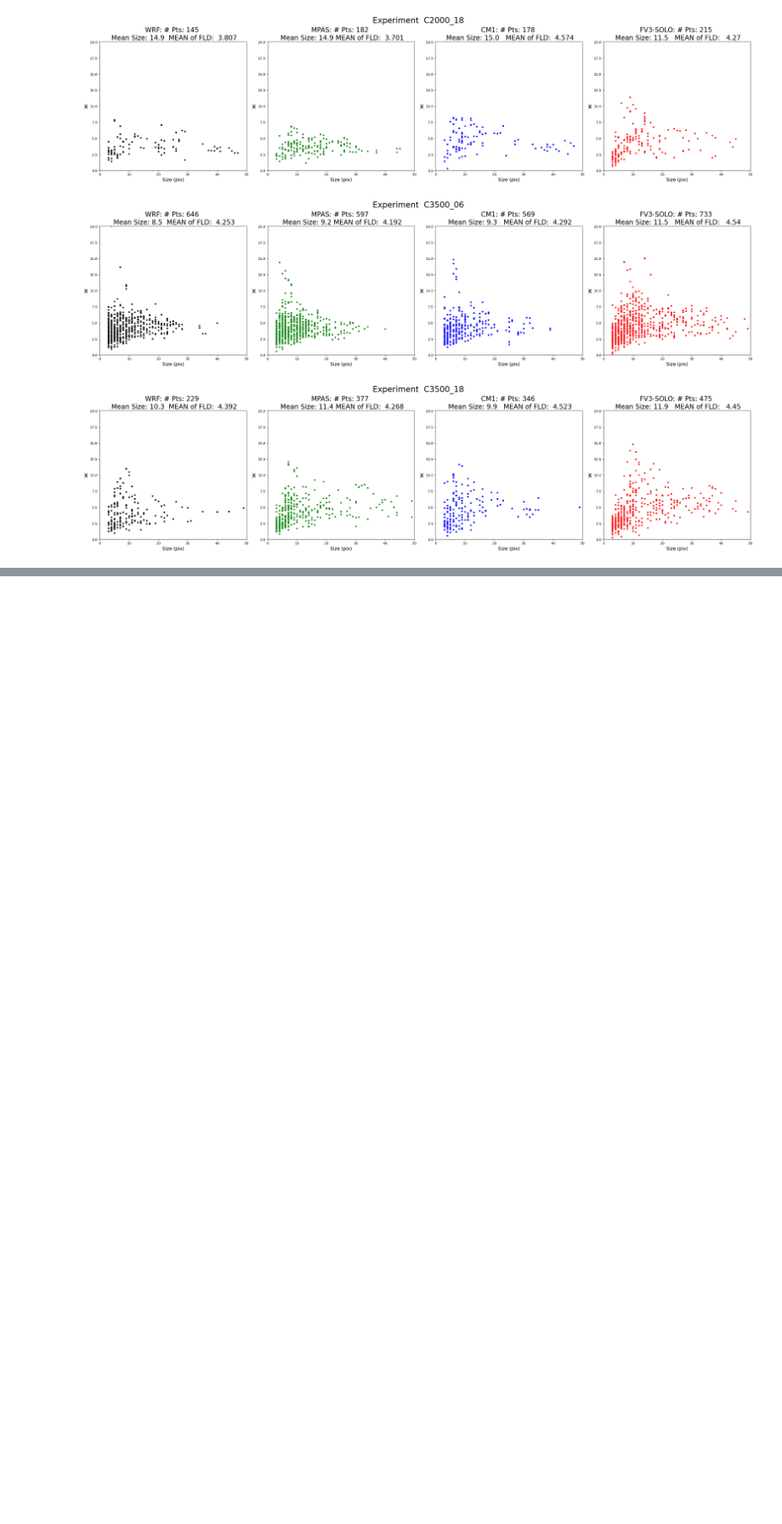
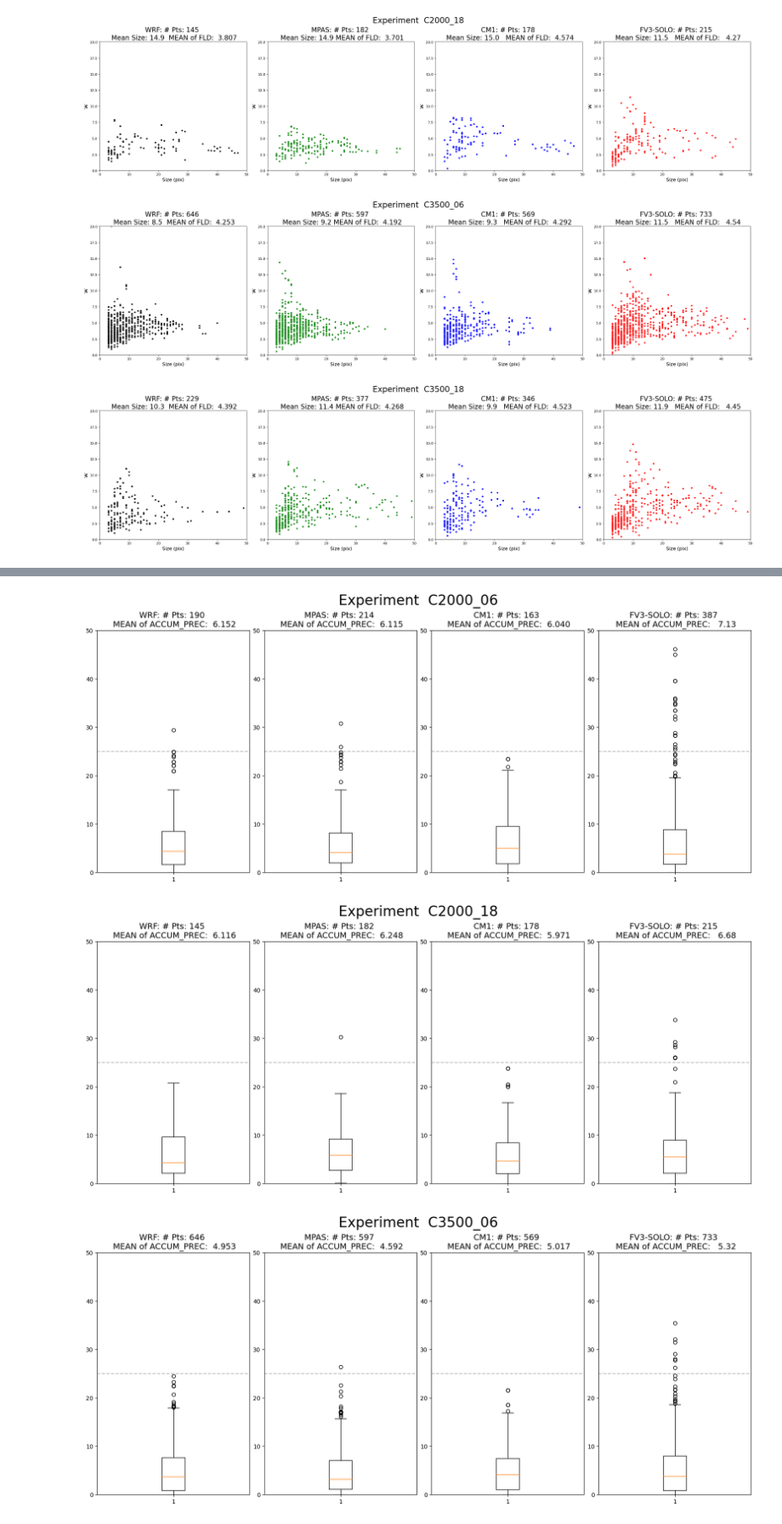
Before and after one commit to louiswicker/CAM_analysis_tools, a Jupyter notebook: ideal_cases/squall_line_profiles_V2.ipynb, the cells around one changed output, grey strips where cells are left out. Shown at 85% size. Cells and saved outputs as stored; diff of their text form; code cells hidden in the pictures; blank space fills up the shorter version.

```diff
--- a/ideal_cases/squall_line_profiles_V2.ipynb
+++ b/ideal_cases/squall_line_profiles_V2.ipynb
@@ -448,0 +558,8 @@ wrf
+# %%
+#mk_boxplot(models, var='buoy', max_pix=50, depth=[0,40], ylim=[-0.1,0.1], msize=80, max=False)
+mk_boxplot(models, var='accum_prec', max_pix=50, depth=[0,40], ylim=[0,50], max=False)
+#mk_boxplot(models, max_pix=50, depth=[0,40], ylim=[0,12], max=False)
+# %% [output]
+[figure, added]
+[figure, added]
+[figure, added]
```
Also changed, not shown: parts of 4 cells of this notebook, 1 other file.
